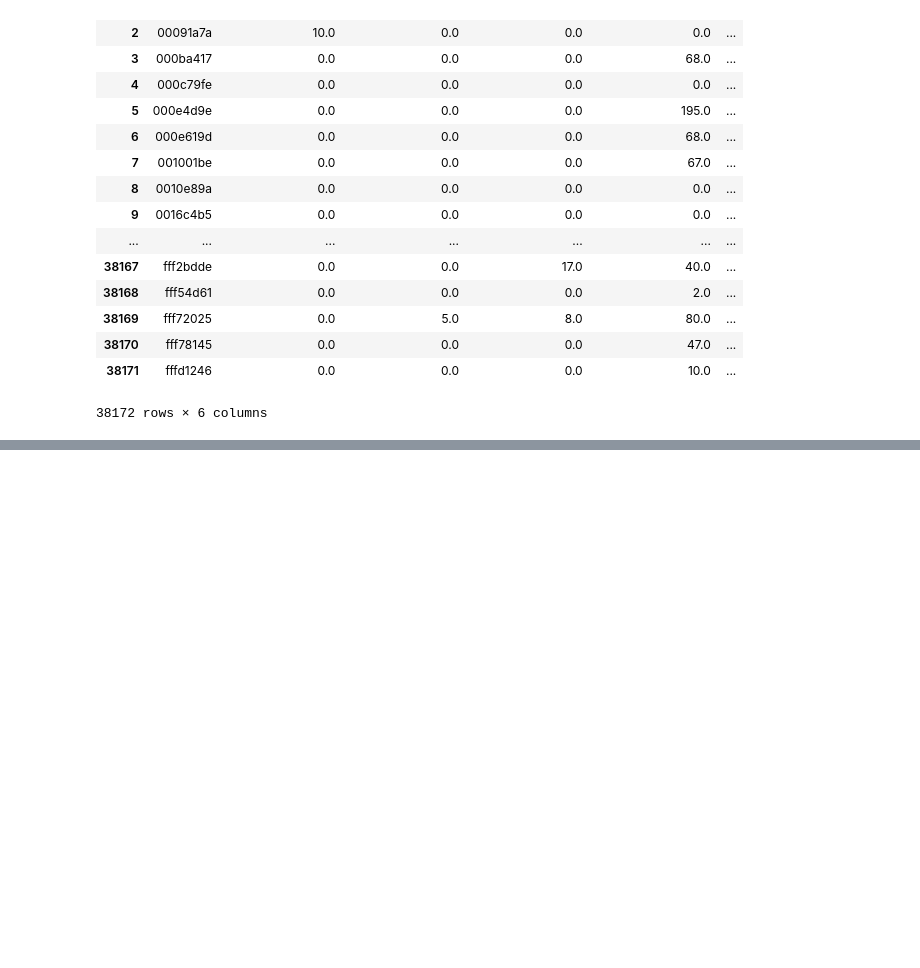
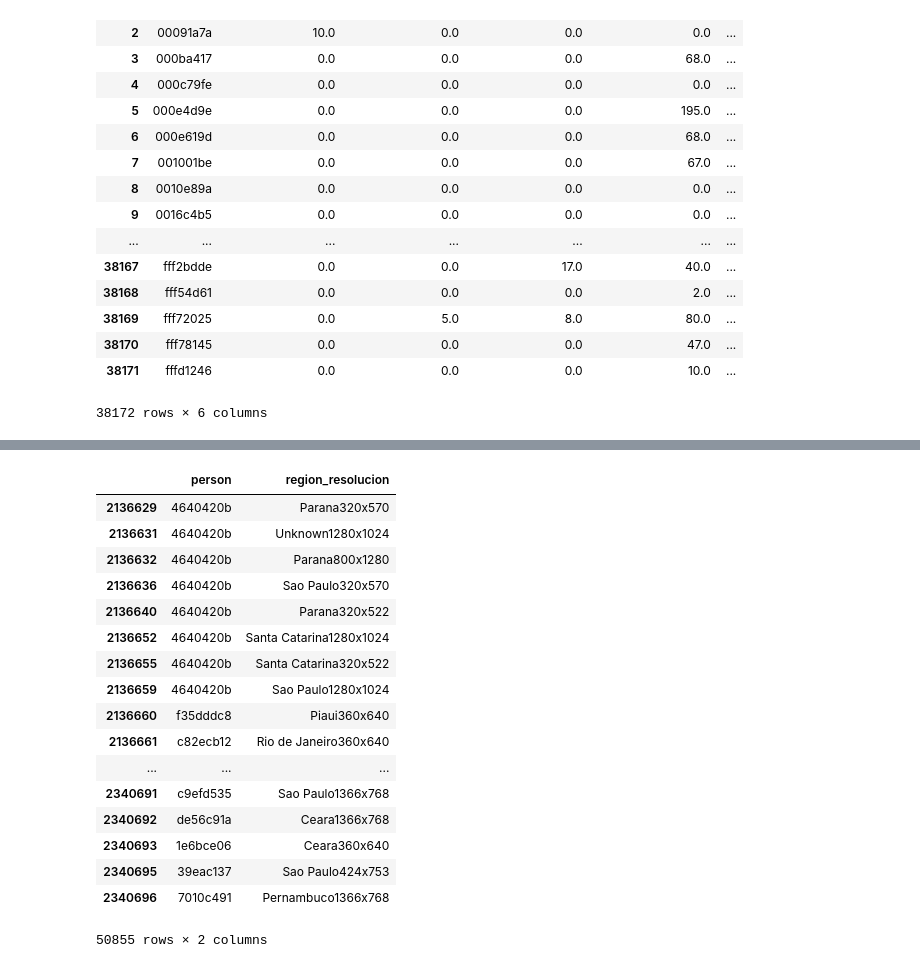
Before and after one commit to EugeniaFranchi/TP-Datos, a Jupyter notebook: TP2/TP2 v1.1.ipynb, the cells around one changed output, grey strips where cells are left out. Cells and saved outputs as stored; diff of their text form; code cells hidden in the pictures; blank space fills up the shorter version.

```diff
--- a/TP2/TP2 v1.1.ipynb
+++ b/TP2/TP2 v1.1.ipynb
@@ -136,0 +165,22 @@ train_data = pd.merge(train_data,)
+# %%
+region_resolucion = region_resolucion.drop_duplicates()
+region_resolucion
+# %% [output]
+|  | person | region_resolucion |
+| 2136629 | 4640420b | Parana320x570 |
+| 2136631 | 4640420b | Unknown1280x1024 |
+| 2136632 | 4640420b | Parana800x1280 |
+| 2136636 | 4640420b | Sao Paulo320x570 |
+| 2136640 | 4640420b | Parana320x522 |
+| 2136652 | 4640420b | Santa Catarina1280x1024 |
+| 2136655 | 4640420b | Santa Catarina320x522 |
+| 2136659 | 4640420b | Sao Paulo1280x1024 |
+| 2136660 | f35dddc8 | Piaui360x640 |
+| 2136661 | c82ecb12 | Rio de Janeiro360x640 |
+| ... | ... | ... |
+| 2340691 | c9efd535 | Sao Paulo1366x768 |
+| 2340692 | de56c91a | Ceara1366x768 |
+| 2340693 | 1e6bce06 | Ceara360x640 |
+| 2340695 | 39eac137 | Sao Paulo424x753 |
+| 2340696 | 7010c491 | Pernambuco1366x768 |
+50855 rows × 2 columns
```
Also changed, not shown: parts of 14 cells of this notebook.
